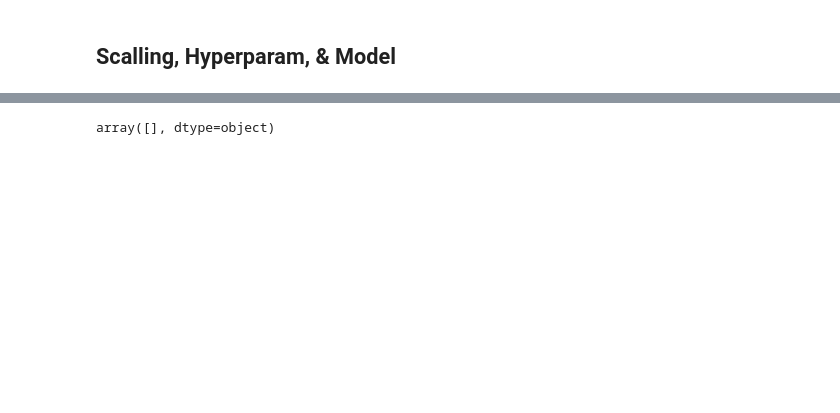
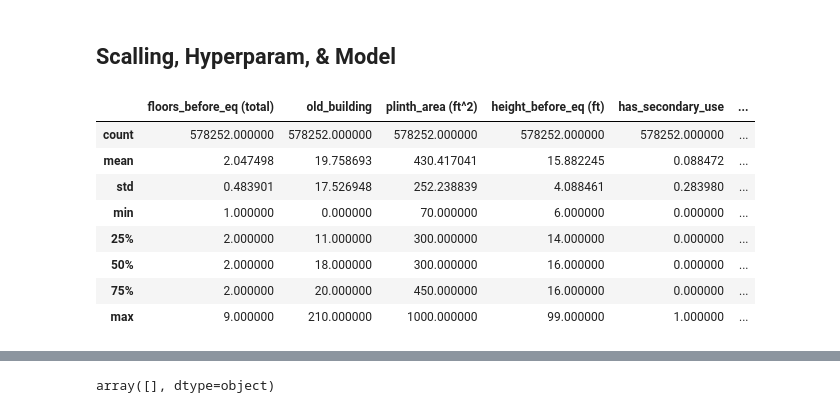
Before and after one commit to damahindra/Earthquake-Damage-Grade-Analysis-and-Prediction, a Jupyter notebook: Workspace-Rangga/ws_rang_part_2.ipynb, the cells around one changed output, grey strips where cells are left out. Cells and saved outputs as stored; diff of their text form; code cells hidden in the pictures; blank space fills up the shorter version.

```diff
--- a/Workspace-Rangga/ws_rang_part_2.ipynb
+++ b/Workspace-Rangga/ws_rang_part_2.ipynb
@@ -522 +704,13 @@ test['floors_before_eq (total)'] = np.sqrt(test['floors_before_eq (total)'])
+# %%
+train_data.describe()
+# %% [output]
+|  | floors_before_eq (total) | old_building | plinth_area (ft^2) | height_before_eq (ft) | has_secondary_use | ... |
+| count | 578252.000000 | 578252.000000 | 578252.000000 | 578252.000000 | 578252.000000 | ... |
+| mean | 2.047498 | 19.758693 | 430.417041 | 15.882245 | 0.088472 | ... |
+| std | 0.483901 | 17.526948 | 252.238839 | 4.088461 | 0.283980 | ... |
+| min | 1.000000 | 0.000000 | 70.000000 | 6.000000 | 0.000000 | ... |
+| 25% | 2.000000 | 11.000000 | 300.000000 | 14.000000 | 0.000000 | ... |
+| 50% | 2.000000 | 18.000000 | 300.000000 | 16.000000 | 0.000000 | ... |
+| 75% | 2.000000 | 20.000000 | 450.000000 | 16.000000 | 0.000000 | ... |
+| max | 9.000000 | 210.000000 | 1000.000000 | 99.000000 | 1.000000 | ... |
 # %%
```
Also changed, not shown: parts of 53 cells of this notebook, 7 other files.
